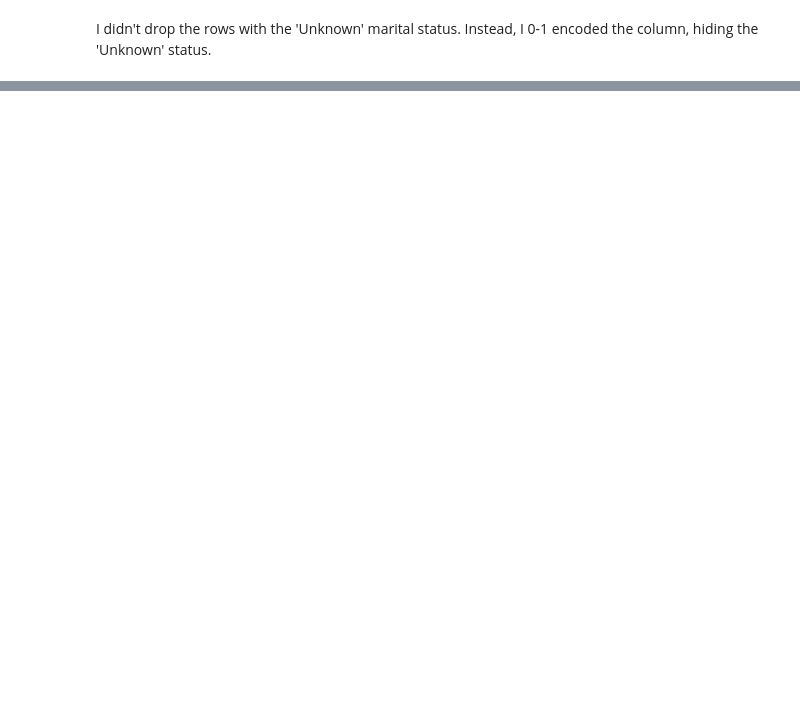
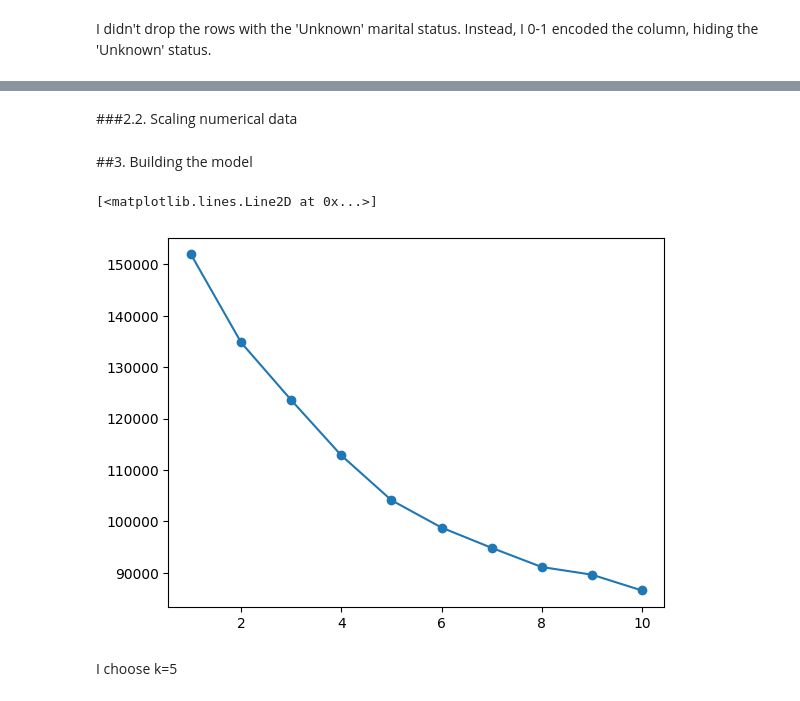
Before and after one commit to Krzesimir13/DataQuest, a Jupyter notebook: credit_card.ipynb, the cells around one changed output, grey strips where cells are left out. Cells and saved outputs as stored; diff of their text form; code cells hidden in the pictures; blank space fills up the shorter version.

```diff
--- a/credit_card.ipynb
+++ b/credit_card.ipynb
@@ -159,7 +157,8 @@ customers['education_level'] = customers['education_level'].map(
      'Graduate' : 3, 'Post-Graduate' : 3, 'Doctorate' : 4}
     )
 # %%
-cust_dummies = pd.get_dummies(customers['marital_status'], prefix='marital')\
-  .drop('marital_Unknown', axis=1)
+cust_dummies = pd.get_dummies(
+    customers['marital_status'], prefix='marital', dtype=int
+    ).drop('marital_Unknown', axis=1)
+
+customers = customers.join(cust_dummies).drop('marital_status', axis=1)
-# %%
-customers = pd.concat(customers, cust_dummies,axis=1)
@@ -178,0 +187,26 @@ Index(['age', 'avg_utilization_ratio', 'credit_limit', 'customer_id',
+# %% [markdown]
+###2.2. Scaling numerical data
+# %%
+from sklearn.preprocessing import StandardScaler
+
+scaler = StandardScaler()
+customers_scaled = pd.DataFrame(scaler.fit_transform(customers),
+                              index=customers.index, columns=customers.columns)
+# %% [markdown]
+##3. Building the model
+# %%
+from sklearn.cluster import KMeans
+
+inertias = []
+
+for k in range(1, 11):
+  model = KMeans(n_clusters=k)
+  model.fit(customers_scaled)
+  inertias.append(model.inertia_)
+
+plt.plot(range(1, 11), inertias, marker='o')
+# %% [output]
+[<matplotlib.lines.Line2D at 0x...>]
+[figure, added]
+# %% [markdown]
+I choose k=5
```
Also changed, not shown: parts of 9 cells of this notebook.
